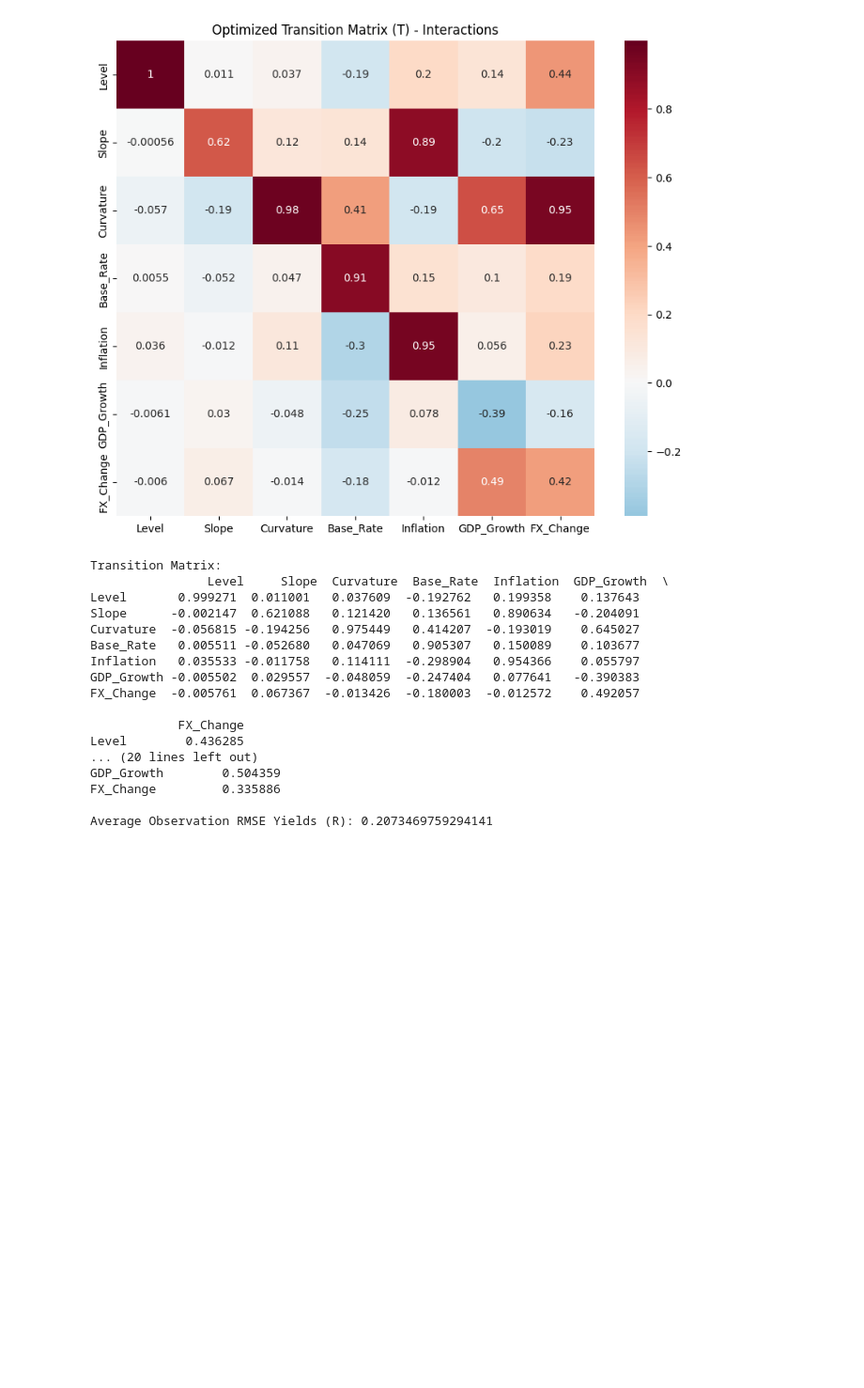
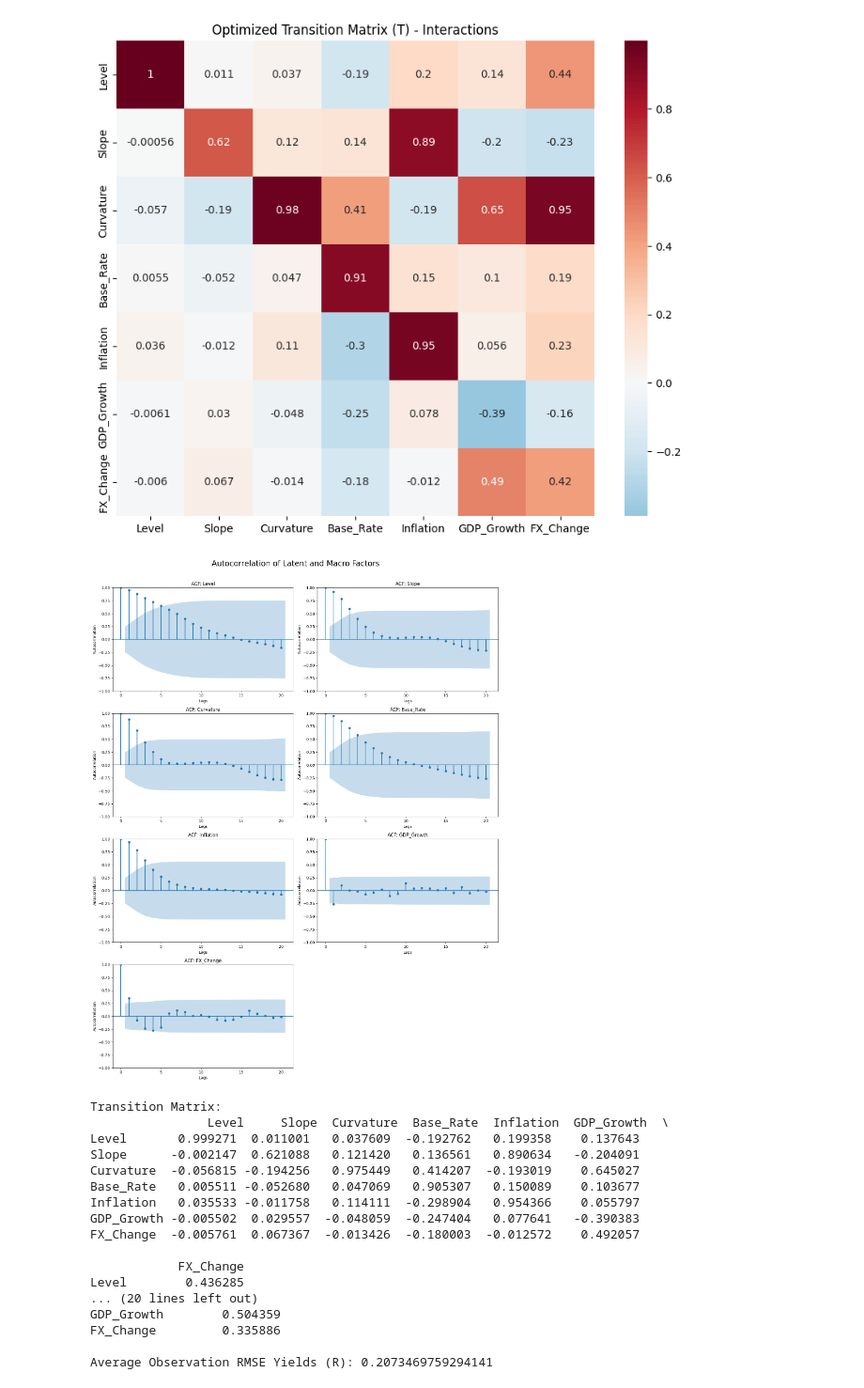
Before and after one commit to KraBence/Project_lab_NS_model, a Jupyter notebook: Final.ipynb, the cells around one changed output. Shown at 94% size. Drawn from its saved outputs; the diff is of its cells as text; code cells hidden in the pictures; blank space fills up the shorter version.

Commit message:
Autocorrelation calculation

```diff
--- a/Final.ipynb
+++ b/Final.ipynb
@@ -421,6 +421,37 @@ plt.title("Optimized Transition Matrix (T) - Interactions")
 plt.show()
 # %% [output]
 [figure]
+# %%
+import pandas as pd
+import numpy as np
+import matplotlib.pyplot as plt
+from statsmodels.graphics.tsaplots import plot_acf  # <--- Direct import fixed here
+
+# 1. Extract all factors from the smoothed state
+# (Assuming 'res3f' and 'data_clean' are already defined in your notebook)
+state_names = ['Level', 'Slope', 'Curvature', 'Base_Rate', 'Inflation', 'GDP_Growth', 'FX_Change']
+all_factors = pd.DataFrame(res3f.smoothed_state.T, index=data_clean.index, columns=state_names)
+
+# 2. Setup the plot grid (4 rows, 2 columns for 7 factors)
+fig, axes = plt.subplots(4, 2, figsize=(15, 20))
+fig.suptitle('Autocorrelation of Latent and Macro Factors', fontsize=20)
+
+axes = axes.flatten()
+
+# 3. Loop through factors and plot ACF
+for i, col in enumerate(state_names):
+    # Using the directly imported plot_acf function
+    plot_acf(all_factors[col], ax=axes[i], lags=20, title=f'ACF: {col}')
+    axes[i].set_xlabel('Lags')
+    axes[i].set_ylabel('Autocorrelation')
+
+# Remove the empty 8th subplot
+fig.delaxes(axes[7])
+
+plt.tight_layout(rect=[0, 0.03, 1, 0.97])
+plt.show()
+# %% [output]
+[figure, added]
 # %%
 # Fit 3F Kalman (VAR)
 endog_data = data_clean[yield_cols + macro_cols]
```
